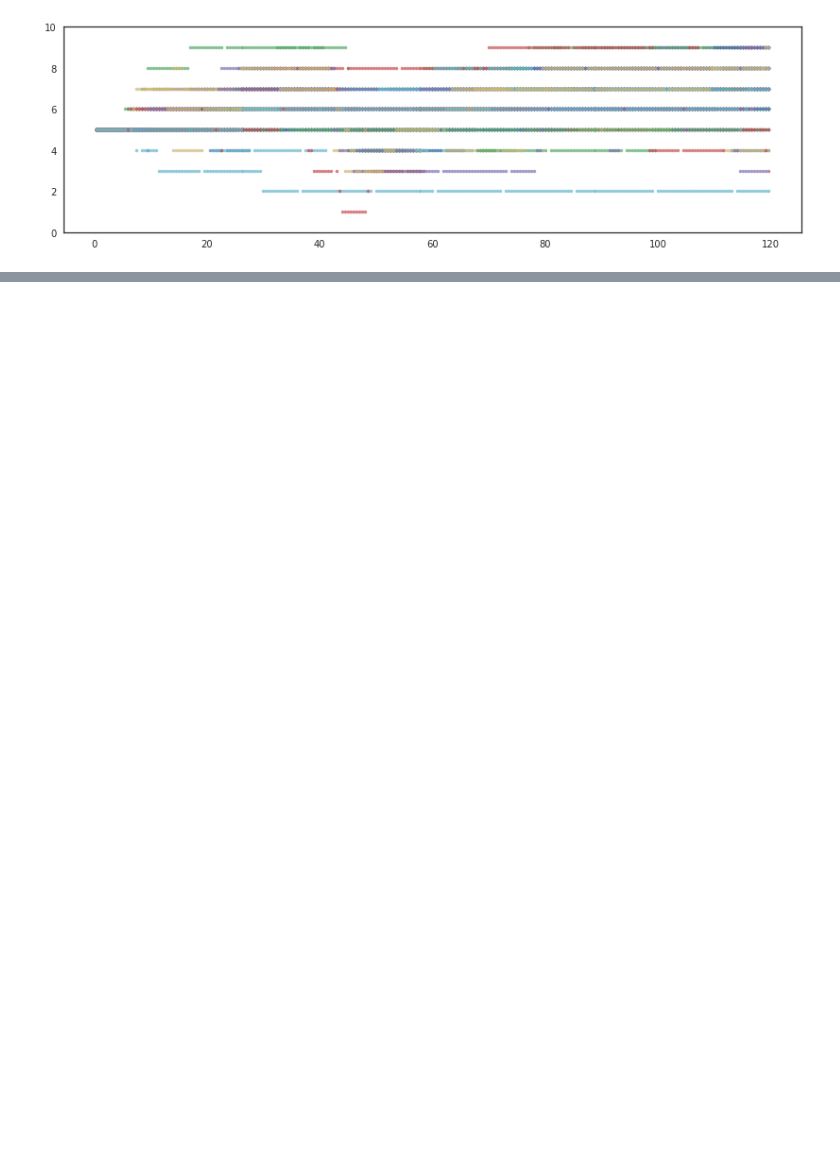
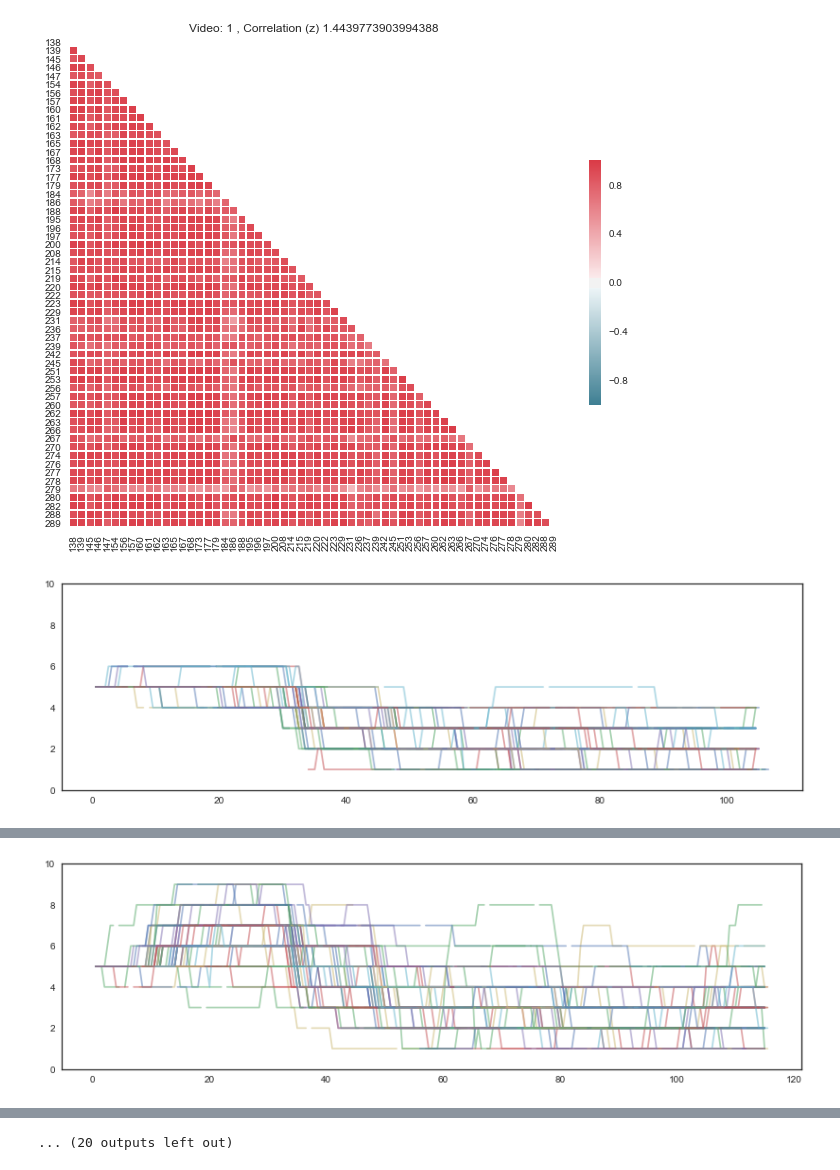
Before and after one commit to Marissa-Clark/EmpathicAccuracy, a Jupyter notebook: TaskEvents.ipynb, the cells around one changed output, grey strips where cells are left out. Saved outputs shown, nothing was run; the diff lists cells and outputs as text; code cells hidden in the pictures; blank space fills up the shorter version.

```diff
--- a/TaskEvents.ipynb
+++ b/TaskEvents.ipynb
@@ -44,5 +32,5 @@ def frange(start, stop, step):
 # %%
-project_filepath = "/data/behavioraldata/scanfiles/"
+project_filepath = "/Users/mdclark/Desktop/EmpAcc/data/behavioraldata/scanfiles/"
 
 project_file_contents = os.listdir(project_filepath)
 
@@ -52,3 +40,6 @@ project_file_contents_mat = [item for item in project_file_contents if ".mat" in
 #Get unique subject IDs (first three numbers of filename)
 unique_sub_ids = [item for item in project_file_contents if 'video' in item]
 unique_sub_ids = set([str.split(file, "_")[0] for file in unique_sub_ids])
+
+unique_sub_ids = ['229', '223', '146', '242', '179', '186', '138', '145', '157', '161', '163', '214', '236', '245', '288',  '231', '196', '184', '220', '239', '195', '282', '177', '266', '160', '197', '208', '173', '216', '156', '200', '256', '167', '222', '279', '237', '263', '168', '280', '147', '165', '277', '278', '253', '188', '289', '162', '262', '276', '267', '139', '219', '260', '215', '257',  '154', '251', '274', '270']
+unique_sub_ids.sort(key=float)
@@ -231,8 +191,22 @@ See the caveats in the documentation: http://pandas.pydata.org/pandas-docs/stabl
 # %%
-x = all_video_data['second']
-y = all_video_data.drop(['second'], axis=1)
-plt.figure(figsize=(14,4))
-plt.ylim(0,10)
-plt.plot(x, y, '.', alpha=0.7);
+z_correlations = []
+for video in range(1, 17):
+    all_video_data = pd.read_csv(project_filepath + 'video_all_' + str(video) + '.csv')
+    all_video_data_dropped = all_video_data.drop(['second'], axis=1)
+    z_correlations.append([video, calculate_aver_correlation(all_video_data_dropped)])
+
+
+    calculate_aver_correlation(all_video_data_dropped)
+
+    # Plot correlations
+    plot_corrs(all_video_data, video)
+
+    # Plot data
+    x = all_video_data['second']
+    y = all_video_data.drop(['second'], axis=1)
+    plt.figure(figsize=(14,4))
+    plt.ylim(0,10)
+    plt.plot(x, y, alpha=.5);
 # %% [output]
-[figure, old version]
+[figure, new version]
+[figure, added]
@@ -238,0 +214 @@ plt.plot(x, y, '.', alpha=0.7);
+[figure, added]
@@ -239 +223,2 @@ plt.plot(x, y, '.', alpha=0.7);
+... (20 outputs left out)
 # %%
```
Also changed, not shown: parts of 22 cells of this notebook.
